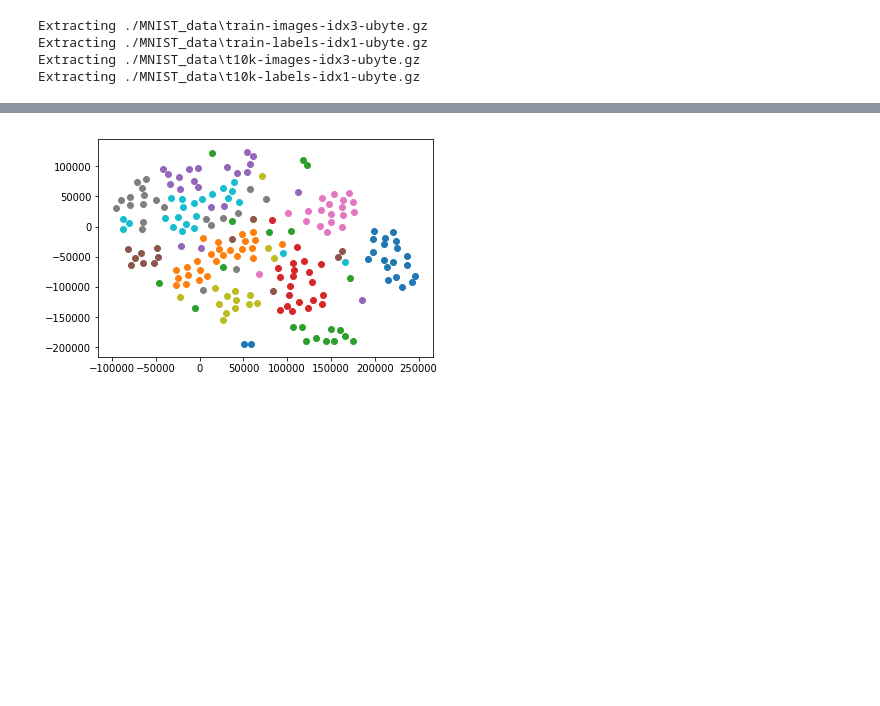
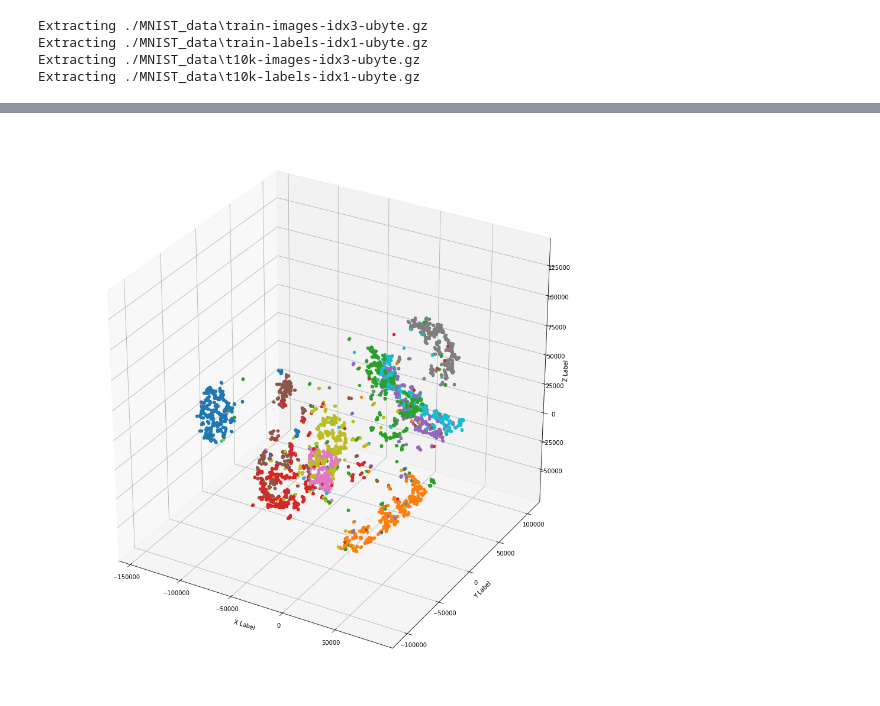
Before and after one commit to maestrojeong/t-SNE, a Jupyter notebook: t-SNE.ipynb, the cells around one changed output, grey strips where cells are left out. Drawn from its saved outputs; the diff is of its cells as text; code cells hidden in the pictures; blank space fills up the shorter version.

```diff
--- a/t-SNE.ipynb
+++ b/t-SNE.ipynb
@@ -182,3 +188,3 @@ run_train = tf.train.AdamOptimizer(1e-3).minimize(cost)
 # %%
-train_steps = 10000
-log_every = 1000
+train_steps = 30000
+log_every = 2000
@@ -186,0 +191,6 @@ sess= tf.Session()
+# %%
+sess= tf.Session()
+sess.run(tf.global_variables_initializer())
+lr_decay = tf.assign(learning_rate, 0.01*sess.run(learning_rate))
+# %%
+sess.run(lr_decay)
@@ -187,7 +199,8 @@ sess= tf.Session()
 # %%
-sess.run(tf.global_variables_initializer())
+cost_tract = []
 for step in range(train_steps):
     _, c = sess.run([run_train, cost], feed_dict={x : val['image']})
+    cost_tract.append(c)
     if step%log_every == log_every - 1:
         print("{} step cost : {}".format(step+1, c))
 # %% [output]
@@ -204,8 +223,15 @@ for step in range(train_steps):
 # %%
 mapped = sess.run(layer4['output'], feed_dict = {x : val['image']})
 color = ['C0', 'C1', 'C2', 'C3', 'C4', 'C5', 'C6', 'C7', 'C8', 'C9']
+fig = plt.figure(figsize=(17,17))
+ax = fig.gca(projection='3d')
+
 for i in range(ndata):
-    plt.scatter(mapped[i][0], mapped[i][1], c=color[np.argmax(val['label'][i])], )
+    ax.scatter(mapped[i][0], mapped[i][1], mapped[i][2], c= color[np.argmax(val['label'][i])])
+ax.set_xlabel('X Label')
+ax.set_ylabel('Y Label')
+ax.set_zlabel('Z Label')
+
 plt.show()
 # %% [output]
-[figure, old version]
+[figure, new version]
```
Also changed, not shown: parts of 12 cells of this notebook, 1 other file.
